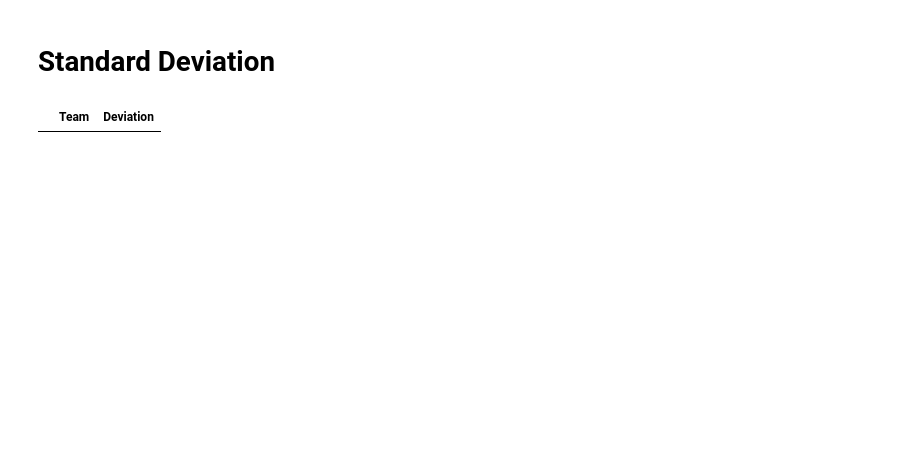
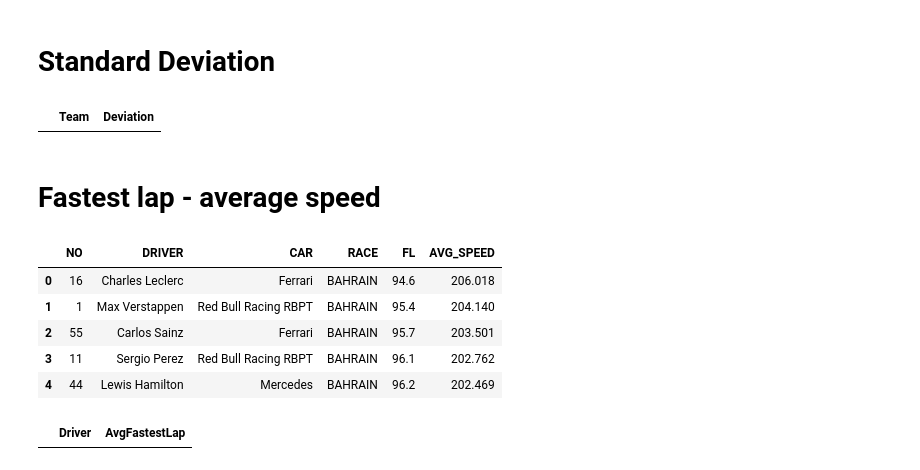
Before and after one commit to JB-26/f1-2022-analysis, a Jupyter notebook: team-analysis.ipynb, the cells around one changed output. Drawn from its saved outputs; the diff is of its cells as text; code cells hidden in the pictures; blank space fills up the shorter version.

Commit message:
Fastest lap analysis started

```diff
--- a/team-analysis.ipynb
+++ b/team-analysis.ipynb
@@ -109,3 +113,22 @@ for i in teamNameArray:
     testRes = round(raceResults.loc[raceResults['Car'] == i]['PTS'].std(), 2)
     deviation.loc[-1] = [i, testRes]
     deviation.index = deviation.index + 1
+# %% [markdown]
+# Fastest lap - average speed
+# %%
+fastestLap = pd.read_csv('data/compiled-data/fastest-laps.csv')
+fastestLap.drop(columns=['Unnamed: 0'], axis=1, inplace=True)
+fastestLap.head()
+# %% [output]
+|  | NO | DRIVER | CAR | RACE | FL | AVG_SPEED |
+| 0 | 16 | Charles Leclerc | Ferrari | BAHRAIN | 94.6 | 206.018 |
+| 1 | 1 | Max Verstappen | Red Bull Racing RBPT | BAHRAIN | 95.4 | 204.140 |
+| 2 | 55 | Carlos Sainz | Ferrari | BAHRAIN | 95.7 | 203.501 |
+| 3 | 11 | Sergio Perez | Red Bull Racing RBPT | BAHRAIN | 96.1 | 202.762 |
+| 4 | 44 | Lewis Hamilton | Mercedes | BAHRAIN | 96.2 | 202.469 |
+# %%
+avgFastestLap = pd.DataFrame()
+avgFastestLap = avgFastestLap.assign(Driver = '', AvgFastestLap = '')
+avgFastestLap.head()
+# %% [output]
+|  | Driver | AvgFastestLap |
```
Also changed, not shown: parts of 6 cells of this notebook.
